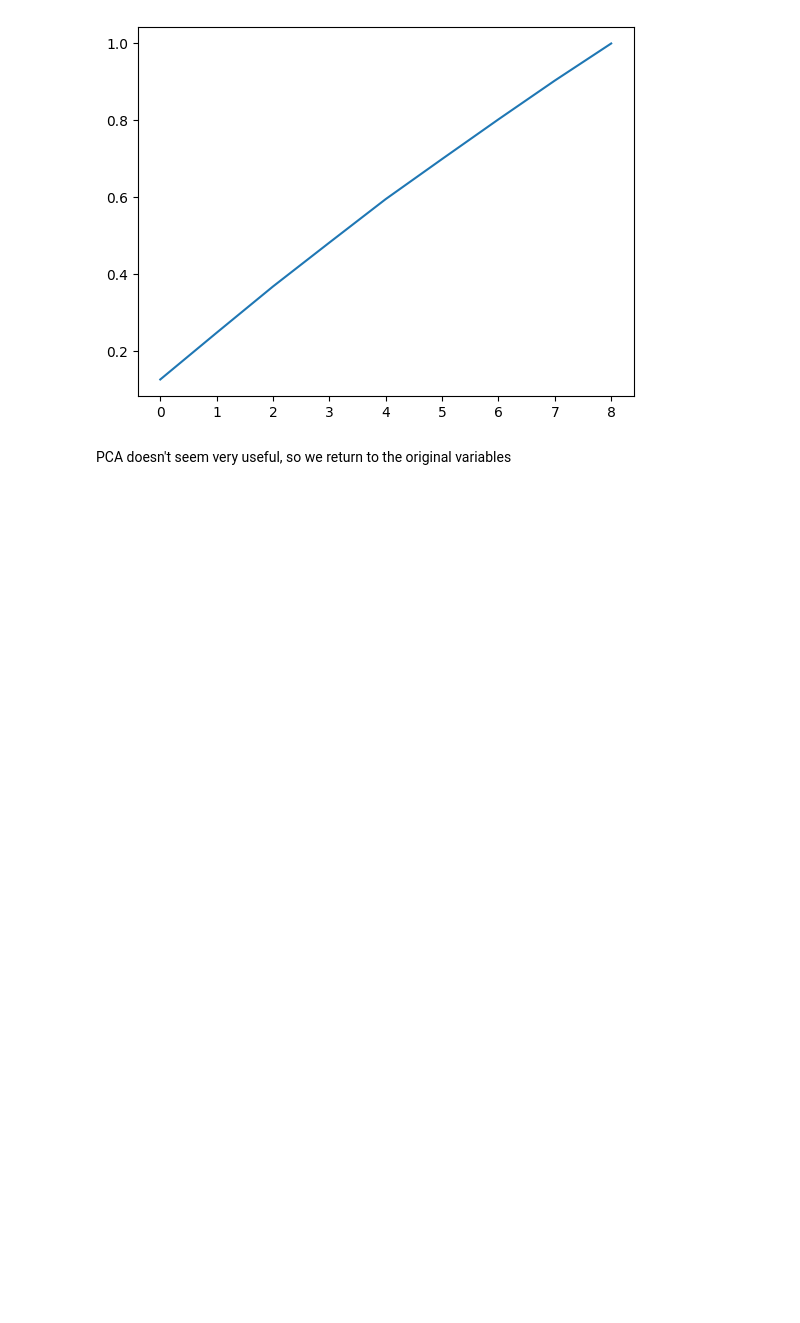
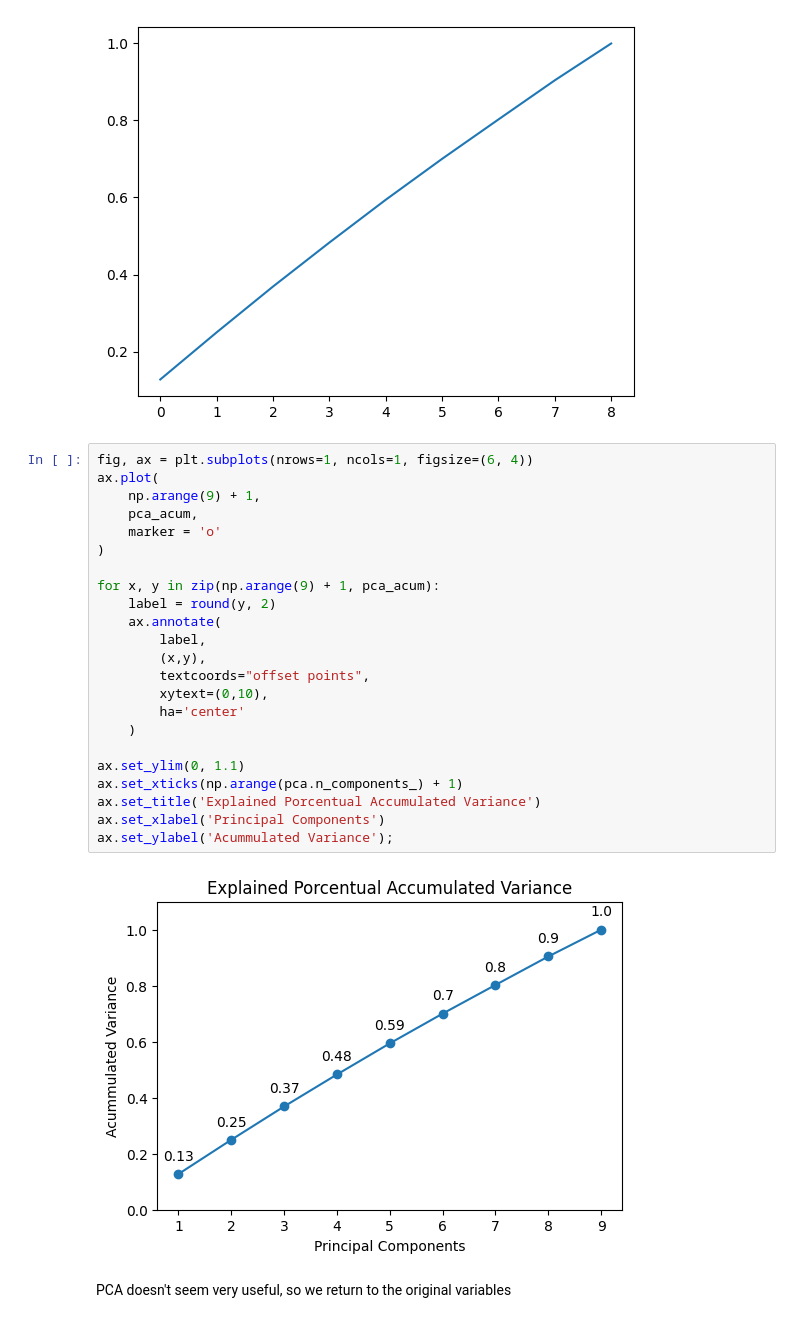
Before and after one commit to RauGarGom/ml_alzheimer_class, a Jupyter notebook: notebooks/class_model_2.ipynb, the cells around one changed output. Saved outputs shown, nothing was run; the diff lists cells and outputs as text; blank space fills up the shorter version.

```diff
--- a/notebooks/class_model_2.ipynb
+++ b/notebooks/class_model_2.ipynb
@@ -142,6 +159,31 @@ pca_acum = pca.explained_variance_ratio_.cumsum()
 sns.lineplot(data=pca_acum);
 # %% [output]
 [figure]
+# %%
+fig, ax = plt.subplots(nrows=1, ncols=1, figsize=(6, 4))
+ax.plot(
+    np.arange(9) + 1,
+    pca_acum,
+    marker = 'o'
+)
+
+for x, y in zip(np.arange(9) + 1, pca_acum):
+    label = round(y, 2)
+    ax.annotate(
+        label,
+        (x,y),
+        textcoords="offset points",
+        xytext=(0,10),
+        ha='center'
+    )
+
+ax.set_ylim(0, 1.1)
+ax.set_xticks(np.arange(pca.n_components_) + 1)
+ax.set_title('Explained Porcentual Accumulated Variance')
+ax.set_xlabel('Principal Components')
+ax.set_ylabel('Acummulated Variance');
+# %% [output]
+[figure, added]
 # %% [markdown]
 PCA doesn't seem very useful, so we return to the original variables
 # %%
```
Also changed, not shown: parts of 9 cells of this notebook, 24 other files.
